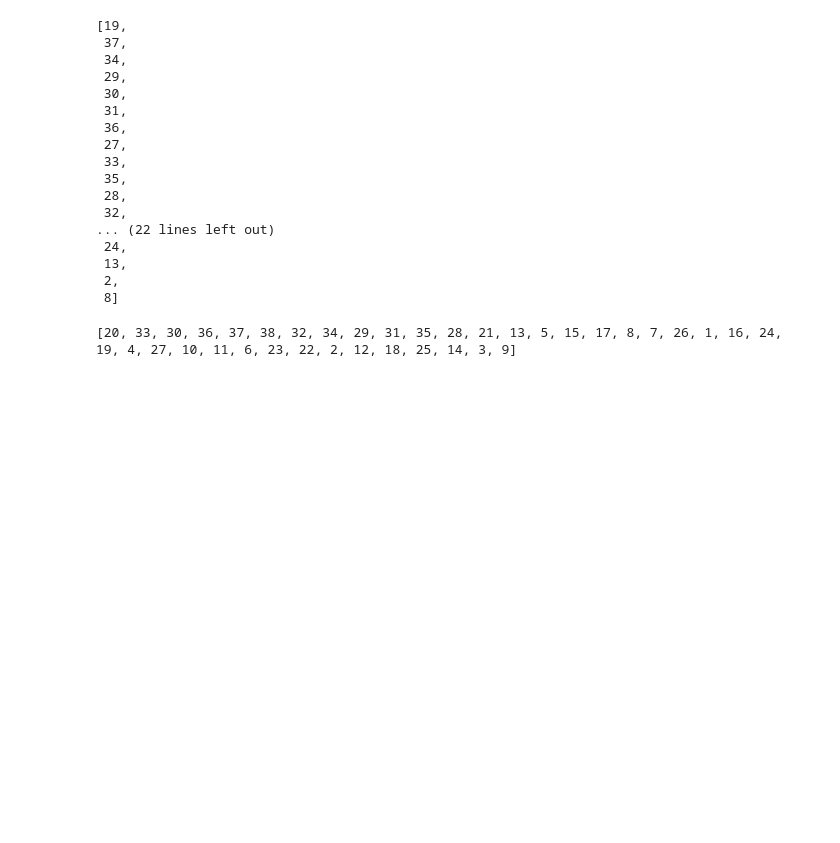
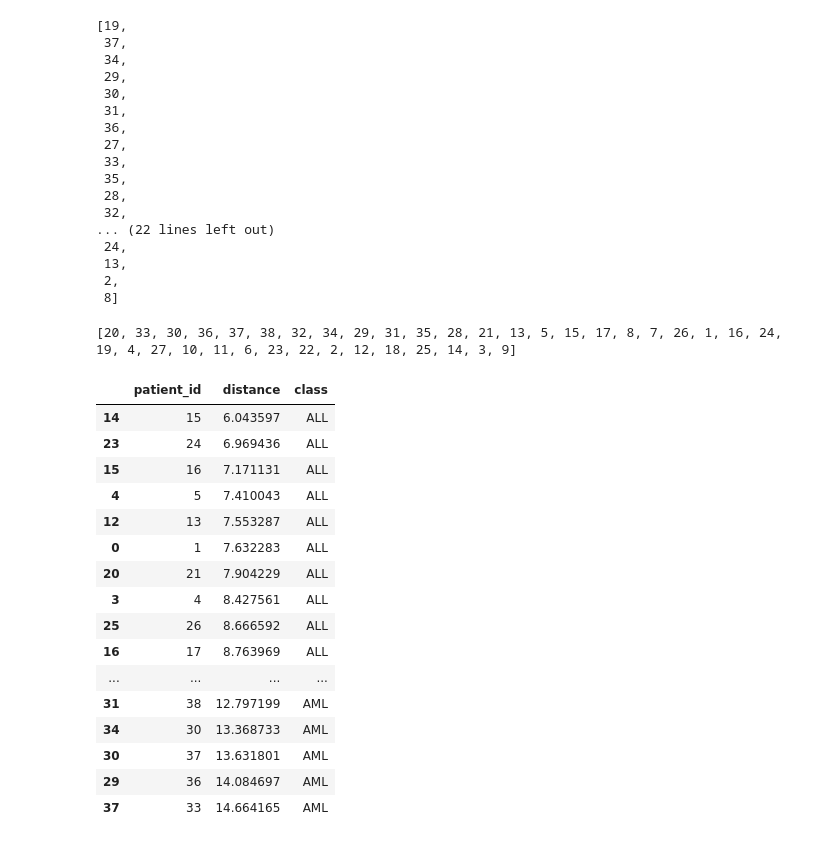
Before and after one commit to zehrarid/cancer-classification-gene-expression, a Jupyter notebook: code/dataPrep.ipynb, the cells around one changed output. Cells and saved outputs as stored; diff of their text form; code cells hidden in the pictures; blank space fills up the shorter version.

```diff
--- a/code/dataPrep.ipynb
+++ b/code/dataPrep.ipynb
@@ -551,3 +549,48 @@ patient_order = X_top20.index[g.dendrogram_row.reordered_ind]
 print(patient_order.tolist())
 # %% [output]
 [20, 33, 30, 36, 37, 38, 32, 34, 29, 31, 35, 28, 21, 13, 5, 15, 17, 8, 7, 26, 1, 16, 24, 19, 4, 27, 10, 11, 6, 23, 22, 2, 12, 18, 25, 14, 3, 9]
+# %%
+X_scaled20 = pd.DataFrame(
+    StandardScaler().fit_transform(X_top20),
+    index=X_top20.index,
+    columns=X_top20.columns
+)
+# %%
+from scipy.spatial.distance import cdist
+
+distances = cdist(
+    X_scaled20.loc[[20]],
+    X_scaled20,
+    metric="euclidean"
+)[0]
+# %%
+distance_df = pd.DataFrame({
+    "patient_id": X_scaled20.index,
+    "distance": distances
+})
+
+distance_df["class"] = distance_df["patient_id"].apply(
+    lambda patient: "ALL" if patient <= 27 else "AML"
+)
+
+distance_df = distance_df[distance_df["patient_id"] != 20]
+
+distance_df.sort_values("distance").head(38)
+# %% [output]
+|  | patient_id | distance | class |
+| 14 | 15 | 6.043597 | ALL |
+| 23 | 24 | 6.969436 | ALL |
+| 15 | 16 | 7.171131 | ALL |
+| 4 | 5 | 7.410043 | ALL |
+| 12 | 13 | 7.553287 | ALL |
+| 0 | 1 | 7.632283 | ALL |
+| 20 | 21 | 7.904229 | ALL |
+| 3 | 4 | 8.427561 | ALL |
+| 25 | 26 | 8.666592 | ALL |
+| 16 | 17 | 8.763969 | ALL |
+| ... | ... | ... | ... |
+| 31 | 38 | 12.797199 | AML |
+| 34 | 30 | 13.368733 | AML |
+| 30 | 37 | 13.631801 | AML |
+| 29 | 36 | 14.084697 | AML |
+| 37 | 33 | 14.664165 | AML |
```
Also changed, not shown: parts of 10 cells of this notebook.
